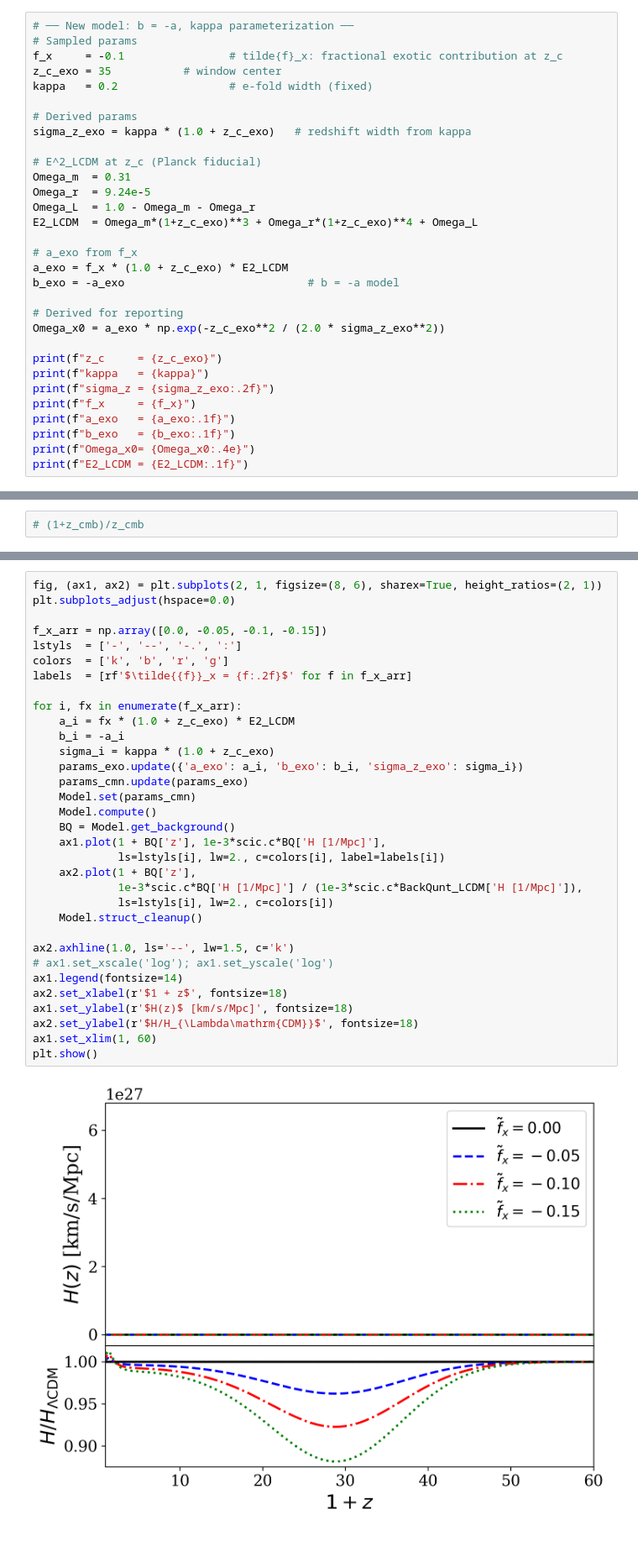
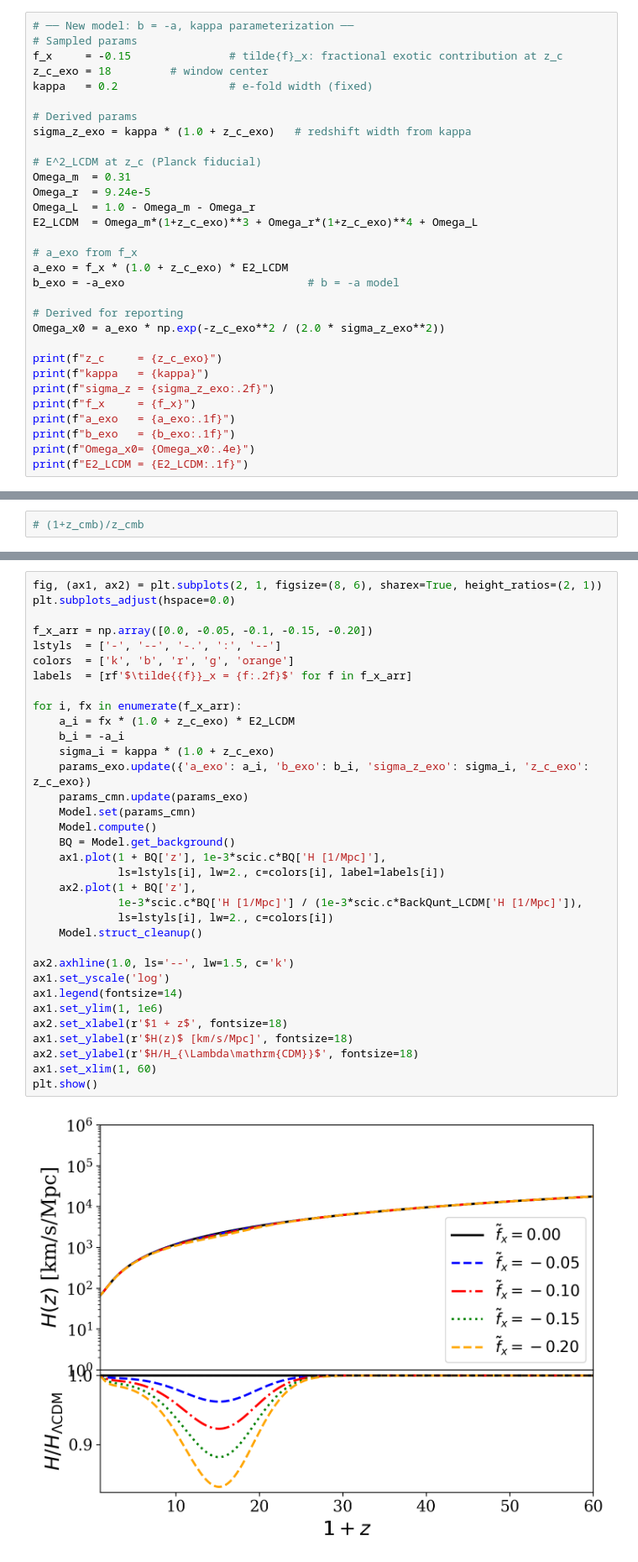
Before and after one commit to ahmedziku28/JWST-likelihood-pipeline, a Jupyter notebook: notebooks/exoDE_parametrization-Copy1.ipynb, the cells around one changed output, grey strips where cells are left out. Shown at 84% size. Saved outputs shown, nothing was run; the diff lists cells and outputs as text.

```diff
--- a/notebooks/exoDE_parametrization-Copy1.ipynb
+++ b/notebooks/exoDE_parametrization-Copy1.ipynb
@@ -85,8 +85,8 @@ Wall time: 11.8 s
 # %%
 # ── New model: b = -a, kappa parameterization ──
 # Sampled params
-f_x     = -0.1                # tilde{f}_x: fractional exotic contribution at z_c
-z_c_exo = 35           # window center
+f_x     = -0.15               # tilde{f}_x: fractional exotic contribution at z_c
+z_c_exo = 18         # window center
 kappa   = 0.2                 # e-fold width (fixed)
 
 # Derived params
@@ -163,35 +163,36 @@ Wall time: 12.3 s
 # %%
 fig, (ax1, ax2) = plt.subplots(2, 1, figsize=(8, 6), sharex=True, height_ratios=(2, 1))
 plt.subplots_adjust(hspace=0.0)
 
-f_x_arr = np.array([0.0, -0.05, -0.1, -0.15])
-lstyls  = ['-', '--', '-.', ':']
-colors  = ['k', 'b', 'r', 'g']
+f_x_arr = np.array([0.0, -0.05, -0.1, -0.15, -0.20])
+lstyls  = ['-', '--', '-.', ':', '--']
+colors  = ['k', 'b', 'r', 'g', 'orange']
 labels  = [rf'$\tilde{{f}}_x = {f:.2f}$' for f in f_x_arr]
 
 for i, fx in enumerate(f_x_arr):
     a_i = fx * (1.0 + z_c_exo) * E2_LCDM
     b_i = -a_i
     sigma_i = kappa * (1.0 + z_c_exo)
-    params_exo.update({'a_exo': a_i, 'b_exo': b_i, 'sigma_z_exo': sigma_i})
+    params_exo.update({'a_exo': a_i, 'b_exo': b_i, 'sigma_z_exo': sigma_i, 'z_c_exo': z_c_exo})
     params_cmn.update(params_exo)
     Model.set(params_cmn)
     Model.compute()
     BQ = Model.get_background()
     ax1.plot(1 + BQ['z'], 1e-3*scic.c*BQ['H [1/Mpc]'],
              ls=lstyls[i], lw=2., c=colors[i], label=labels[i])
     ax2.plot(1 + BQ['z'],
              1e-3*scic.c*BQ['H [1/Mpc]'] / (1e-3*scic.c*BackQunt_LCDM['H [1/Mpc]']),
              ls=lstyls[i], lw=2., c=colors[i])
     Model.struct_cleanup()
 
 ax2.axhline(1.0, ls='--', lw=1.5, c='k')
-# ax1.set_xscale('log'); ax1.set_yscale('log')
+ax1.set_yscale('log')
 ax1.legend(fontsize=14)
+ax1.set_ylim(1, 1e6)
 ax2.set_xlabel(r'$1 + z$', fontsize=18)
 ax1.set_ylabel(r'$H(z)$ [km/s/Mpc]', fontsize=18)
 ax2.set_ylabel(r'$H/H_{\Lambda\mathrm{CDM}}$', fontsize=18)
 ax1.set_xlim(1, 60)
 plt.show()
 # %% [output]
-[figure, old version]
+[figure, new version]
```
Also changed, not shown: parts of 22 cells of this notebook.
